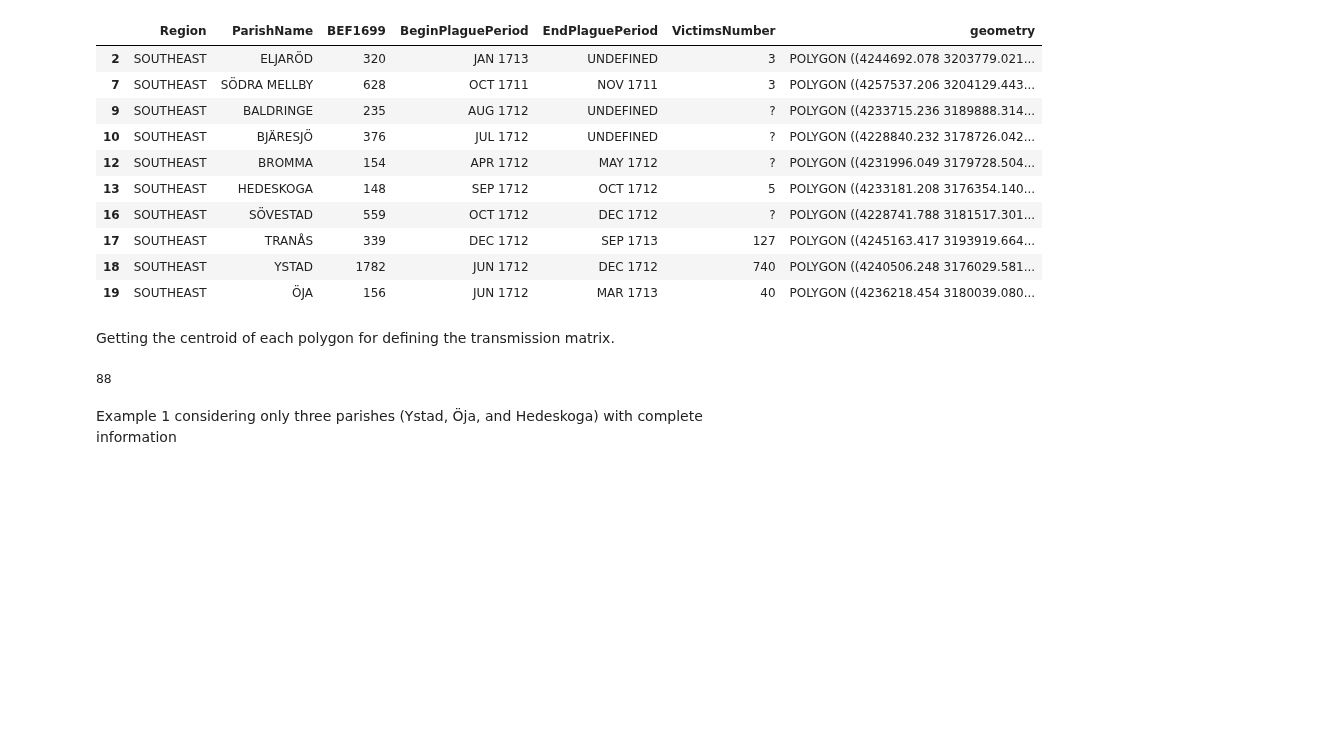
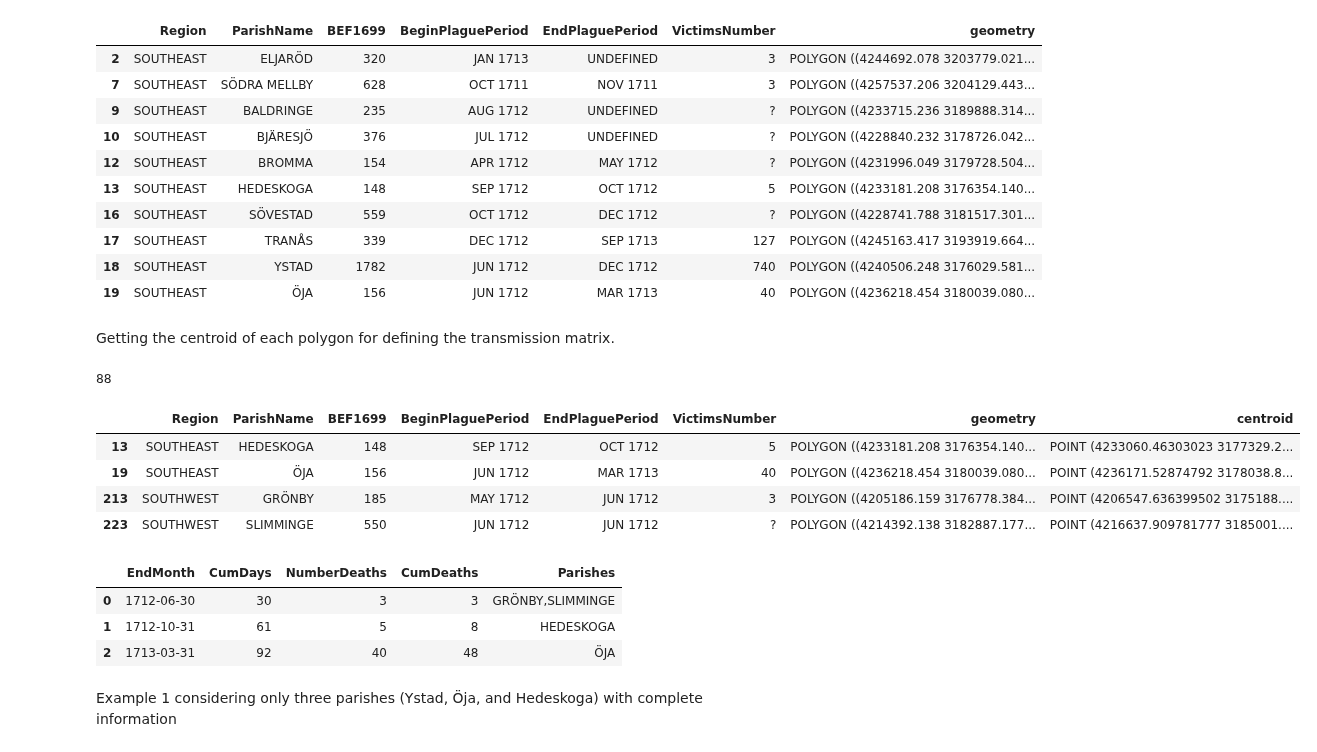
Before and after one commit to polislizarralde/PythonMathematicalModeling, a Jupyter notebook: docs/PlagueProject/Number_infected_parishes.ipynb, the cells around one changed output. Cells and saved outputs as stored; diff of their text form; code cells hidden in the pictures; blank space fills up the shorter version.

Commit message:
Add function to count cumvictims per date

```diff
--- a/docs/PlagueProject/Number_infected_parishes.ipynb
+++ b/docs/PlagueProject/Number_infected_parishes.ipynb
@@ -181,3 +243,21 @@ def count_infected_by_month(df, date, n, column_name: str = 'ParishName'
+# %%
+example1=infectedParishes[(infectedParishes['EndPlaguePeriod']=='JUN 1712')
+                          |(infectedParishes['ParishName']=='ÖJA')
+                            |(infectedParishes['ParishName']=='HEDESKOGA')]
+example1
+# %% [output]
+|  | Region | ParishName | BEF1699 | BeginPlaguePeriod | EndPlaguePeriod | VictimsNumber | geometry | centroid |
+| 13 | SOUTHEAST | HEDESKOGA | 148 | SEP 1712 | OCT 1712 | 5 | POLYGON ((4233181.208 3176354.140... | POINT (4233060.46303023 3177329.2... |
+| 19 | SOUTHEAST | ÖJA | 156 | JUN 1712 | MAR 1713 | 40 | POLYGON ((4236218.454 3180039.080... | POINT (4236171.52874792 3178038.8... |
+| 213 | SOUTHWEST | GRÖNBY | 185 | MAY 1712 | JUN 1712 | 3 | POLYGON ((4205186.159 3176778.384... | POINT (4206547.636399502 3175188.... |
+| 223 | SOUTHWEST | SLIMMINGE | 550 | JUN 1712 | JUN 1712 | ? | POLYGON ((4214392.138 3182887.177... | POINT (4216637.909781777 3185001.... |
+# %%
+count_victims_by_month(example1, column_name='ParishName', begin_date='BeginPlaguePeriod', victims_column='VictimsNumber', end_date='EndPlaguePeriod')
+# %% [output]
+|  | EndMonth | CumDays | NumberDeaths | CumDeaths | Parishes |
+| 0 | 1712-06-30 | 30 | 3 | 3 | GRÖNBY,SLIMMINGE |
+| 1 | 1712-10-31 | 61 | 5 | 8 | HEDESKOGA |
+| 2 | 1713-03-31 | 92 | 40 | 48 | ÖJA |
 # %%
 # Plot the number of infected parishes per month
 def plot_infected_by_month(df, date, n, column_name: str = 'ParishName', start_date: str = 'BeginPlaguePeriod', end_date: str = 'EndPlaguePeriod'):
```
Also changed, not shown: parts of 8 cells of this notebook, 1 other file.
